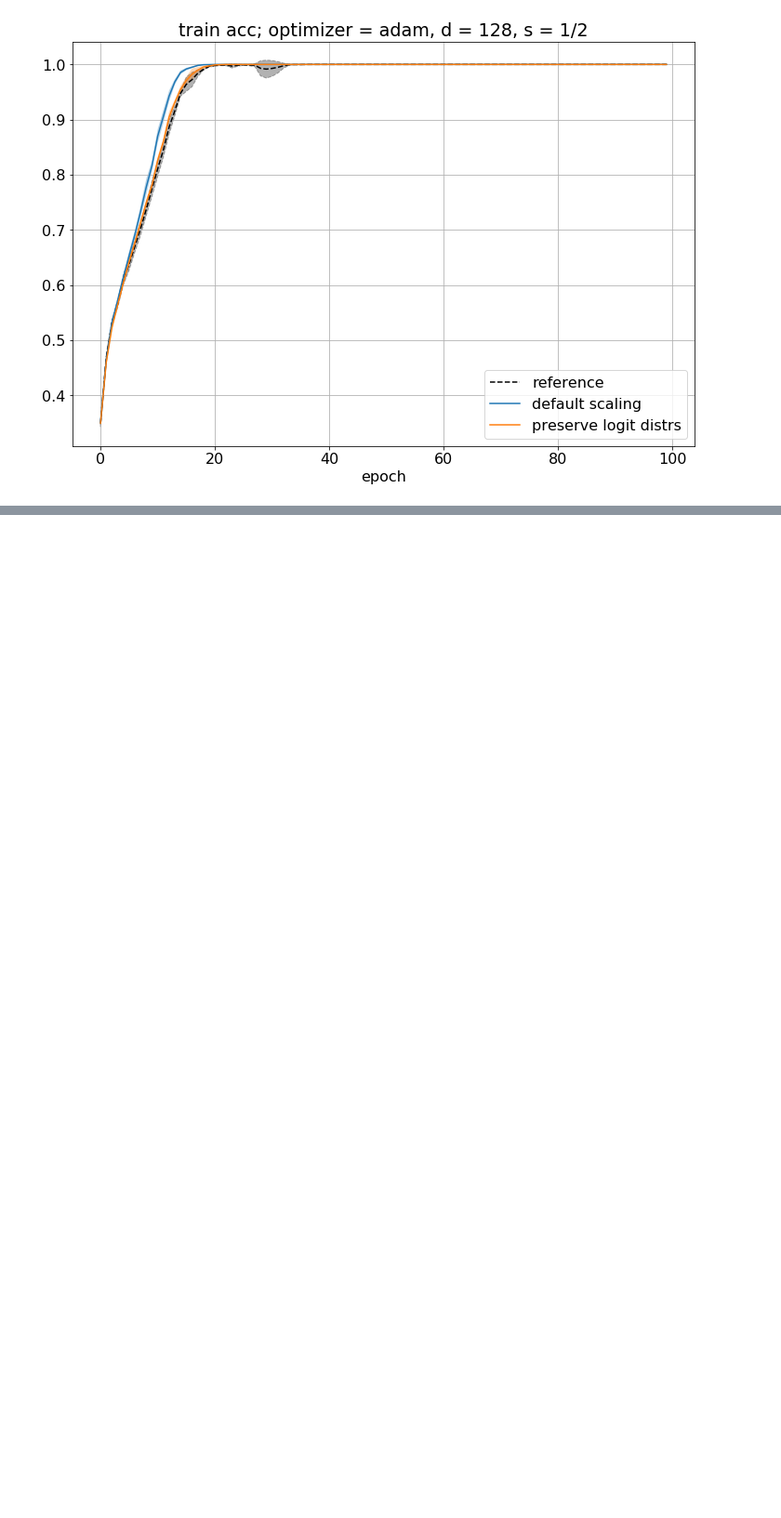
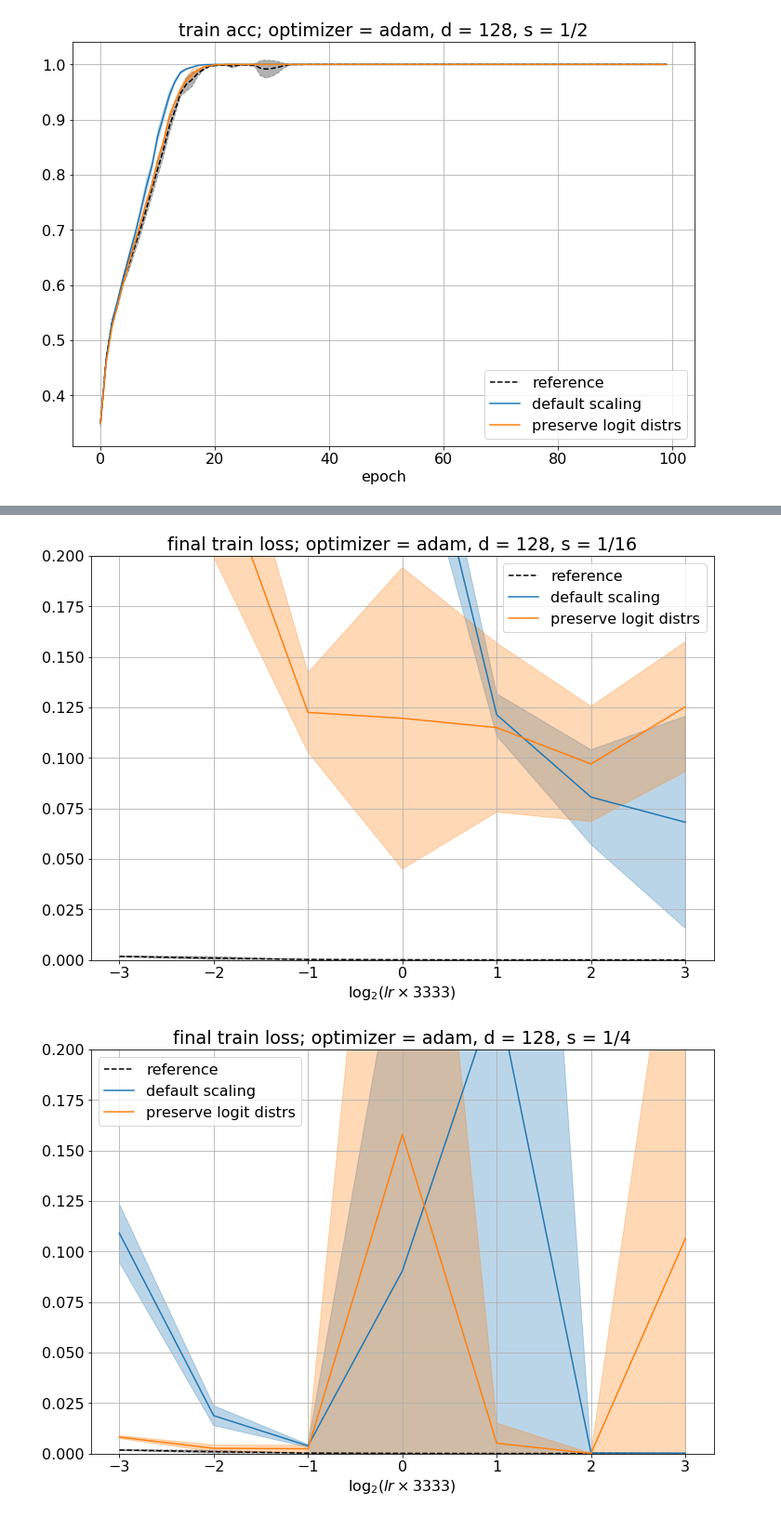
Before and after one commit to deeppavlov/infinite-width_nets, a Jupyter notebook: conv_large_cifar10_4000.ipynb, the cells around one changed output, grey strips where cells are left out. Shown at 93% size. Cells and saved outputs as stored; diff of their text form; code cells hidden in the pictures; blank space fills up the shorter version.

```diff
--- a/conv_large_cifar10_4000.ipynb
+++ b/conv_large_cifar10_4000.ipynb
@@ -672,38 +684,42 @@ for base_width in base_widths:
 # %%
-def draw_curve(base_width, optimization_mode, adaptivity_mode, scaling_mode, log_width_factor, **kwargs):
+def draw_curve(base_width, optimization_mode, scaling_mode, log_width_factor, **kwargs):
     data = [[
         final_train_losses[base_width][optimization_mode][scaling_mode][log_width_factor][log_lr_factor][seed]
         for log_lr_factor in log_lr_factors
     ] for seed in range(num_seeds)]
     data = np.array(data)
     data_mean = data.mean(axis=0)
     data_std = data.std(axis=0)
     plt.plot(log_lr_factors, data_mean, **kwargs)
     plt.fill_between(
         log_lr_factors,
         data_mean - data_std, data_mean + data_std,
         alpha=0.3, **kwargs
     )
 
 for base_width in base_widths:
     for optimization_mode in used_optimization_modes:
         for log_width_factor in log_width_factors[:-1]:
             _ = plt.figure(figsize=(12,8))
 
             draw_curve(base_width, optimization_mode, 'default', 0, color='black', linestyle='dashed')
 
             for scaling_mode, c in zip(used_scaling_modes, range(len(scaling_modes))):
                 draw_curve(base_width, optimization_mode, scaling_mode, log_width_factor, color=cmap(c))
 
             plt.title('final train loss; optimizer = {}, d = {}, s = 1/{}'.format(optimization_mode, base_width, int(2**(-log_width_factor))))
             plt.legend(legend_list)
             if optimization_mode in ['sgd', 'sgd_momentum']:
                 base_lr = base_lr_not_normalized
             elif optimization_mode in ['rmsprop', 'adam']:
                 base_lr = base_lr_normalized
             plt.xlabel(r'$\log_2 (lr \times {:.0f})$'.format(1/base_lr))
+            plt.ylim((0.,0.2))
             plt.grid(True)
             plt.show()
+# %% [output]
+[figure, added]
+[figure, added]
 # %%
 num_epochs = 100
 num_seeds = 5
```
Also changed, not shown: parts of 10 cells of this notebook, 1 other file.
